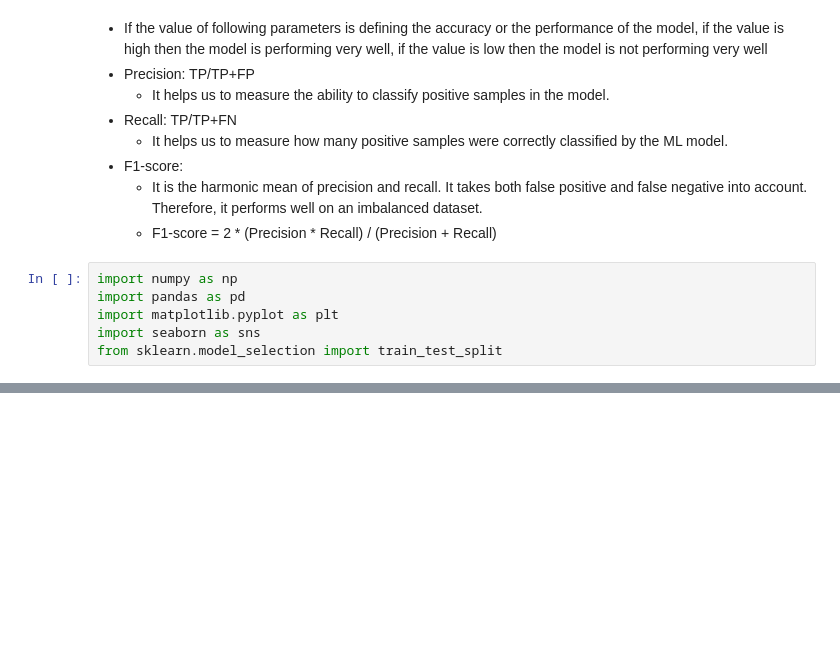
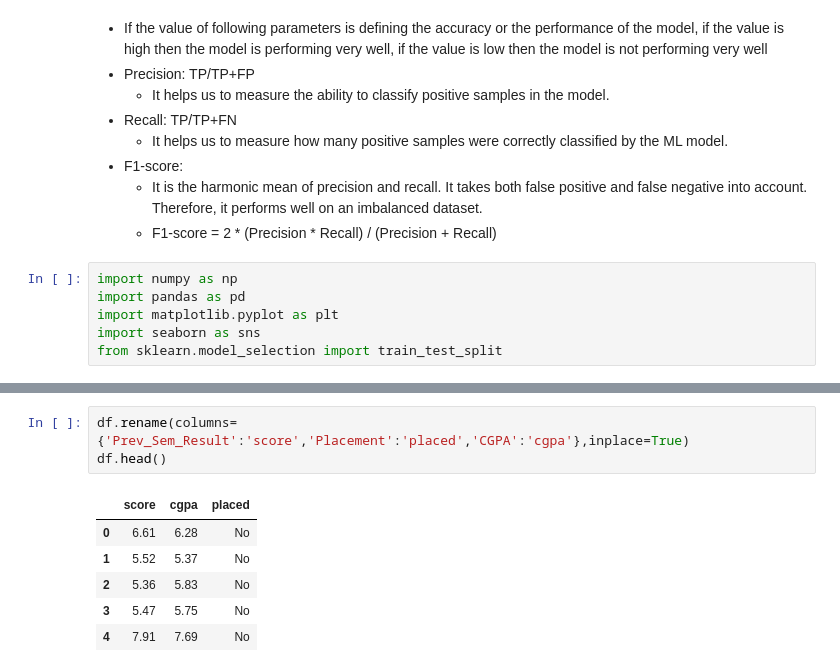
Before and after one commit to harshit193/Learning-Data-Science, a Jupyter notebook: Machine Learning files/Supervised_ML/Classification_ML.ipynb, the cells around one changed output, grey strips where cells are left out. Saved outputs shown, nothing was run; the diff lists cells and outputs as text; blank space fills up the shorter version.

```diff
--- a/Machine Learning files/Supervised_ML/Classification_ML.ipynb
+++ b/Machine Learning files/Supervised_ML/Classification_ML.ipynb
@@ -404,0 +443,10 @@ from sklearn.model_selection import train_test_split
+# %%
+df.rename(columns={'Prev_Sem_Result':'score','Placement':'placed','CGPA':'cgpa'},inplace=True)
+df.head()
+# %% [output]
+|  | score | cgpa | placed |
+| 0 | 6.61 | 6.28 | No |
+| 1 | 5.52 | 5.37 | No |
+| 2 | 5.36 | 5.83 | No |
+| 3 | 5.47 | 5.75 | No |
+| 4 | 7.91 | 7.69 | No |
```
Also changed, not shown: parts of 56 cells of this notebook, 1 other file.
